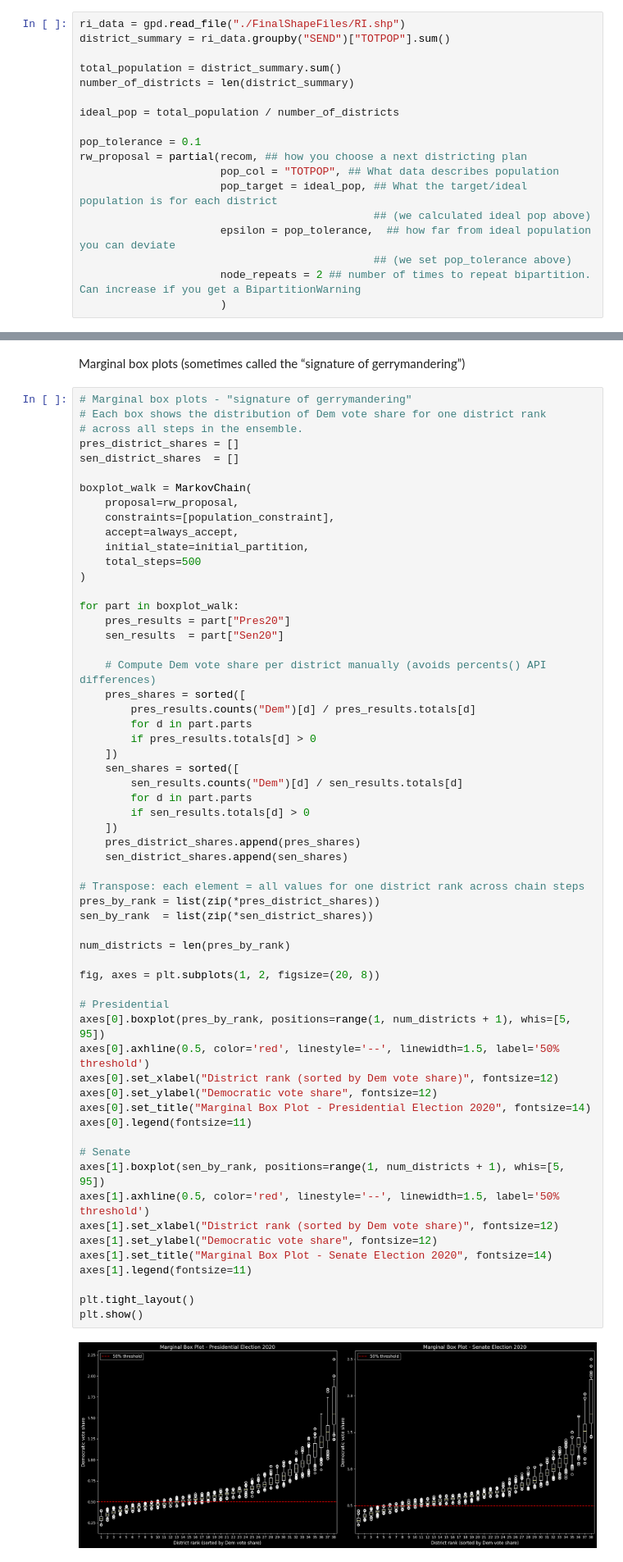
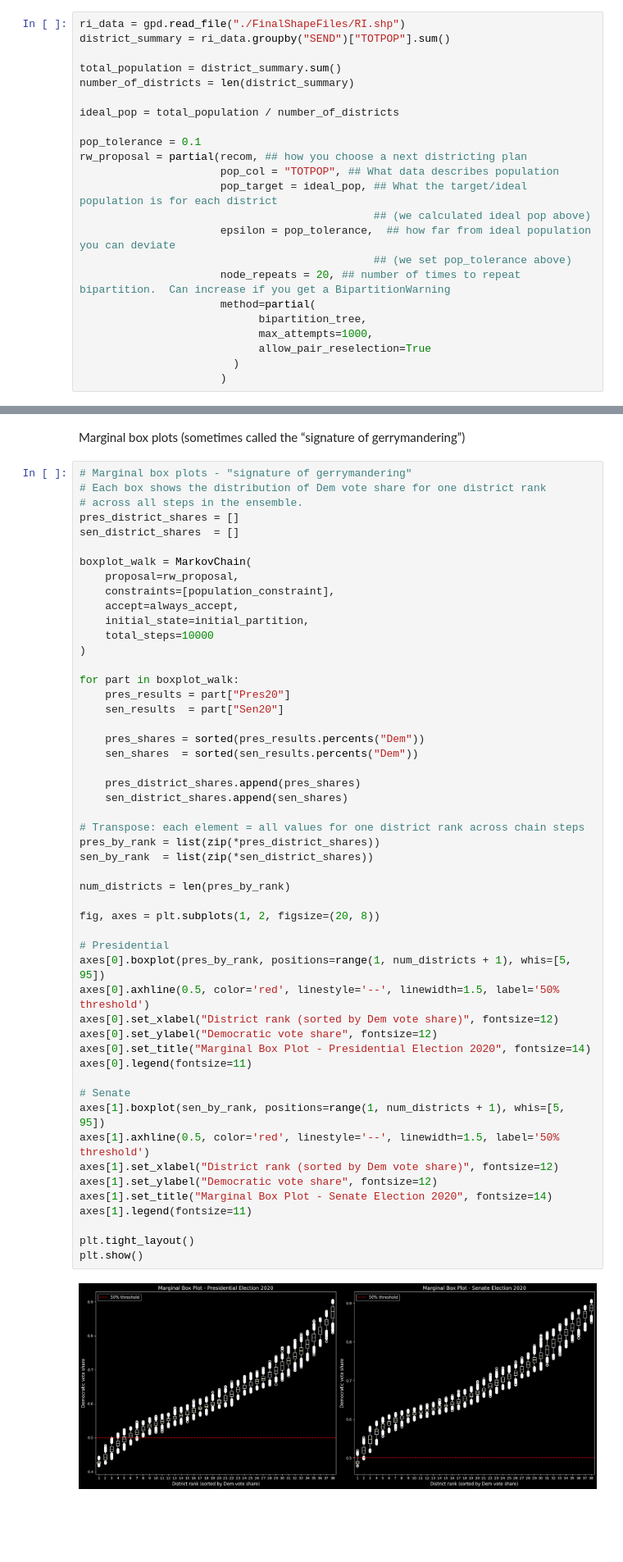
Before and after one commit to TianqiMin8/CS464FinalProject, a Jupyter notebook: FinalProjectChain.ipynb, the cells around one changed output, grey strips where cells are left out. Shown at 82% size. Drawn from its saved outputs; the diff is of its cells as text; blank space fills up the shorter version.

Commit message:
add bipartition tree methods, adjust warnings, and plot enhancements in FinalProjectChain.ipynb

```diff
--- a/FinalProjectChain.ipynb
+++ b/FinalProjectChain.ipynb
@@ -108,7 +104,12 @@ rw_proposal = partial(recom, ## how you choose a next districting plan
                                               ## (we calculated ideal pop above)
                       epsilon = pop_tolerance,  ## how far from ideal population you can deviate
                                               ## (we set pop_tolerance above)
-                      node_repeats = 2 ## number of times to repeat bipartition.  Can increase if you get a BipartitionWarning
+                      node_repeats = 20, ## number of times to repeat bipartition.  Can increase if you get a BipartitionWarning
+                      method=partial(
+                            bipartition_tree,
+                            max_attempts=1000,
+                            allow_pair_reselection=True
+                        )
                       )
 # %%
 # 1. 2020 Presidential Election
@@ -236,52 +237,44 @@ boxplot_walk = MarkovChain(
     constraints=[population_constraint],
     accept=always_accept,
     initial_state=initial_partition,
-    total_steps=500
+    total_steps=10000
 )
 
 for part in boxplot_walk:
     pres_results = part["Pres20"]
     sen_results  = part["Sen20"]
 
-    # Compute Dem vote share per district manually (avoids percents() API differences)
-    pres_shares = sorted([
-        pres_results.counts("Dem")[d] / pres_results.totals[d]
-        for d in part.parts
-        if pres_results.totals[d] > 0
-    ])
-    sen_shares = sorted([
-        sen_results.counts("Dem")[d] / sen_results.totals[d]
-        for d in part.parts
-        if sen_results.totals[d] > 0
-    ])
+    pres_shares = sorted(pres_results.percents("Dem"))
+    sen_shares  = sorted(sen_results.percents("Dem"))
+
     pres_district_shares.append(pres_shares)
     sen_district_shares.append(sen_shares)
 
 # Transpose: each element = all values for one district rank across chain steps
 pres_by_rank = list(zip(*pres_district_shares))
 sen_by_rank  = list(zip(*sen_district_shares))
 
 num_districts = len(pres_by_rank)
 
 fig, axes = plt.subplots(1, 2, figsize=(20, 8))
 
 # Presidential
 axes[0].boxplot(pres_by_rank, positions=range(1, num_districts + 1), whis=[5, 95])
 axes[0].axhline(0.5, color='red', linestyle='--', linewidth=1.5, label='50% threshold')
 axes[0].set_xlabel("District rank (sorted by Dem vote share)", fontsize=12)
 axes[0].set_ylabel("Democratic vote share", fontsize=12)
 axes[0].set_title("Marginal Box Plot - Presidential Election 2020", fontsize=14)
 axes[0].legend(fontsize=11)
 
 # Senate
 axes[1].boxplot(sen_by_rank, positions=range(1, num_districts + 1), whis=[5, 95])
 axes[1].axhline(0.5, color='red', linestyle='--', linewidth=1.5, label='50% threshold')
 axes[1].set_xlabel("District rank (sorted by Dem vote share)", fontsize=12)
 axes[1].set_ylabel("Democratic vote share", fontsize=12)
 axes[1].set_title("Marginal Box Plot - Senate Election 2020", fontsize=14)
 axes[1].legend(fontsize=11)
 
 plt.tight_layout()
 plt.show()
 # %% [output]
-[figure, old version]
+[figure, new version]
```
Also changed, not shown: parts of 4 cells of this notebook.
